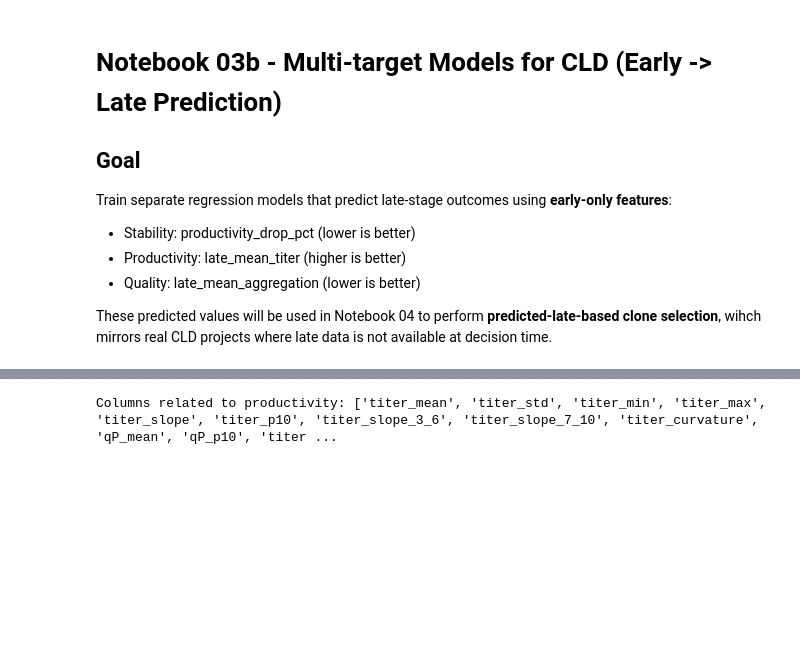
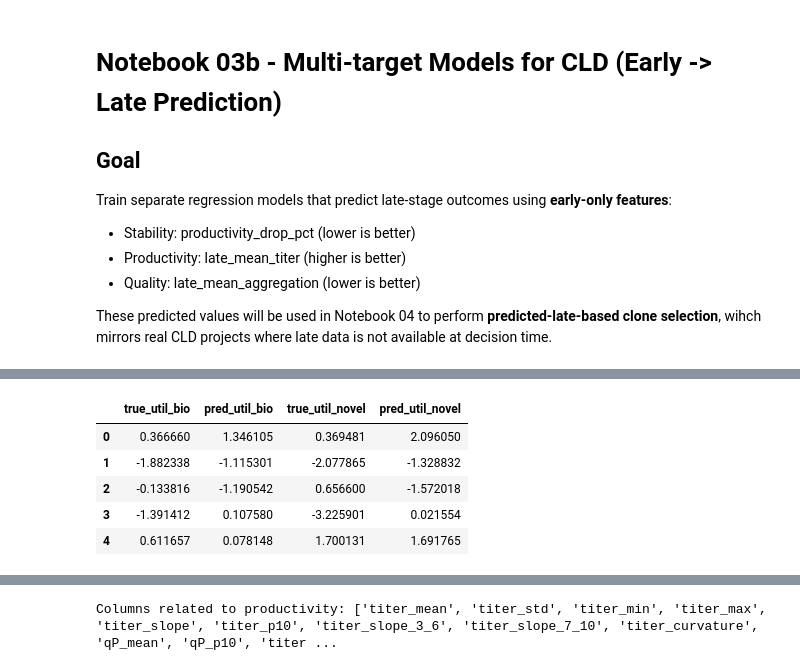
Before and after one commit to Sanghee-L/CLD_ML_PIPELINE, a Jupyter notebook: notebooks/03b_multitarget_models.ipynb, the cells around one changed output, grey strips where cells are left out. Cells and saved outputs as stored; diff of their text form; code cells hidden in the pictures; blank space fills up the shorter version.

```diff
--- a/notebooks/03b_multitarget_models.ipynb
+++ b/notebooks/03b_multitarget_models.ipynb
@@ -229,0 +245,41 @@ Predicted top-50: fraction that are truly top 10% good = 0.080
+# %%
+def z(s: pd.Series) -> pd.Series:
+    s = s.astype(float)
+    return (s - s.mean()) / (s.std(ddof=0) + 1e-9)
+
+# ---- Required columns in df_eval (test-set prediction table) ----
+required = ["true_drop", "pred_drop", "true_late_titer", "pred_late_titer", "true_late_agg", "pred_late_agg"]
+missing = [c for c in required if c not in df_eval.columns]
+if missing:
+    raise ValueError(f"df_eval is missing required columns: {missing}. "
+                     f"Make sure 03b created df_eval with true/pred targets.")
+
+# ---- Utility weights ----
+# Biosimilar: productivity + stability dominate
+W_BIO = dict(titer=1.0, drop=1.0, agg=0.2)
+
+# Novel/ADC: quality gets larger weight
+W_NOVEL = dict(titer=1.0, drop=1.0, agg=1.0)
+
+def compute_utility(df: pd.DataFrame, weights: dict, prefix: str) -> pd.Series:
+    return (
+        weights["titer"] * z(df[f"{prefix}_late_titer"])
+        - weights["drop"] * z(df[f"{prefix}_drop"])
+        - weights["agg"] * z(df[f"{prefix}_late_agg"])
+    )
+
+# Create z-score utilities (true vs predicted) for both modes
+df_eval["true_util_bio"]   = compute_utility(df_eval, W_BIO,   "true")
+df_eval["pred_util_bio"]   = compute_utility(df_eval, W_BIO,   "pred")
+
+df_eval["true_util_novel"] = compute_utility(df_eval, W_NOVEL, "true")
+df_eval["pred_util_novel"] = compute_utility(df_eval, W_NOVEL, "pred")
+
+df_eval[["true_util_bio","pred_util_bio","true_util_novel","pred_util_novel"]].head()
+# %% [output]
+|  | true_util_bio | pred_util_bio | true_util_novel | pred_util_novel |
+| 0 | 0.366660 | 1.346105 | 0.369481 | 2.096050 |
+| 1 | -1.882338 | -1.115301 | -2.077865 | -1.328832 |
+| 2 | -0.133816 | -1.190542 | 0.656600 | -1.572018 |
+| 3 | -1.391412 | 0.107580 | -3.225901 | 0.021554 |
+| 4 | 0.611657 | 0.078148 | 1.700131 | 1.691765 |
```
Also changed, not shown: parts of 13 cells of this notebook, 4 other files.
